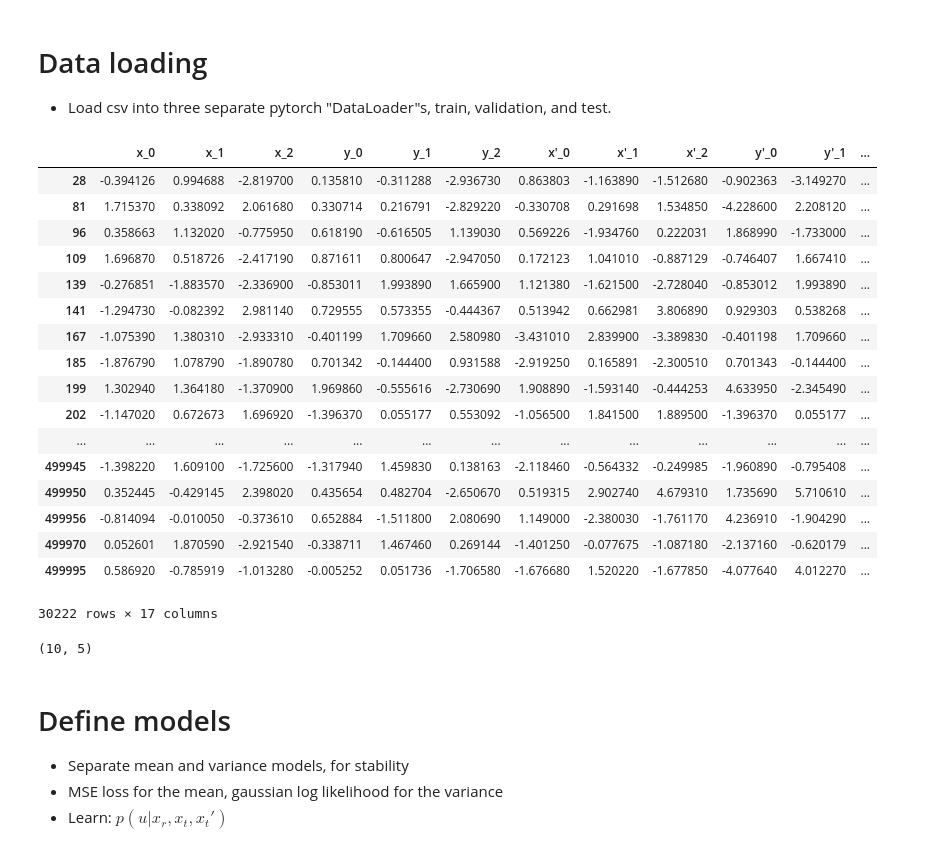
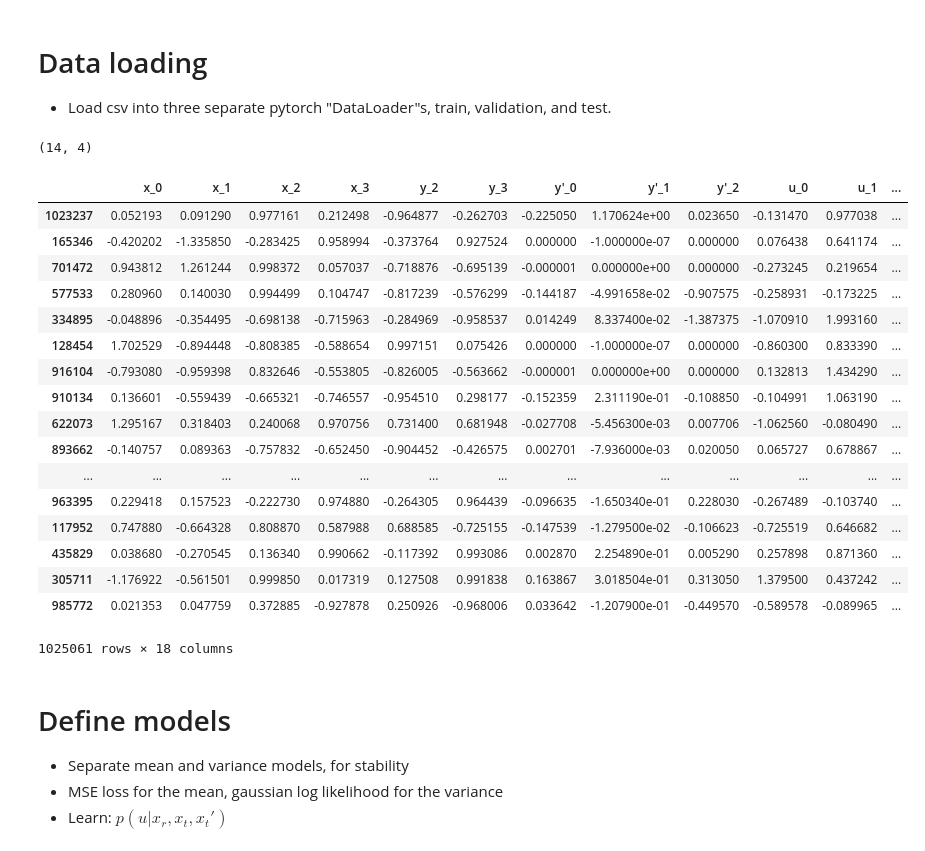
Before and after one commit to JoshuaHaustein/oracle_server, a Jupyter notebook: oracle_real.ipynb, the cells around one changed output. Drawn from its saved outputs; the diff is of its cells as text; code cells hidden in the pictures.

```diff
--- a/oracle_real.ipynb
+++ b/oracle_real.ipynb
@@ -19,11 +19,9 @@ from tensorboard import SummaryWriter
 # Data loading
 - Load csv into three separate pytorch "DataLoader"s, train, validation, and test.
 # %%
-dataset_ = pd.read_csv('./oracle_data.csv')
-
-# Pick out data only where object pose changed
-changed_inds = (dataset_['y_0'] != dataset_['y\'_0']) | (dataset_['y_1'] != dataset_['y\'_1']) | (dataset_['y_2'] != dataset_['y\'_2'])
-dataset_ = dataset_[changed_inds]
+dataset_ = pd.read_csv('./data/concatenated_moving.csv')
+np.random.seed(0)
+dataset_ = dataset_.sample(frac=1)
 dataset = dataset_.copy()
 
 # Ignore robot successor state
@@ -36,6 +34,10 @@ for i in range(2):
 # relative object change
 for i in range(3):
     dataset.loc[:, 'y\'_{}'.format(i)] -= dataset['y_{}'.format(i)].values
+
+# Constrain object angle change to be the closest possible one
+dataset['y\'_2'] = np.arctan2(np.sin(dataset['y\'_2']), np.cos(dataset['y\'_2']))
+
 # drop initial object x, y
 dataset = dataset[[c for c in dataset.columns if c not in ['y_0', 'y_1']]]
 
@@ -46,12 +48,10 @@ dataset['x_3'] = angles.apply('sin')
 angles = dataset['y_2'].copy()
 dataset['y_2'] = angles.apply('cos')
 dataset['y_3'] = angles.apply('sin')
-angles = dataset['y\'_2'].copy()
-dataset['y\'_2'] = angles.apply('cos')
-dataset['y\'_3'] = angles.apply('sin')
 
-dataset = dataset[['x_0', 'x_1', 'x_2', 'x_3', 'y_2', 'y_3', 'y\'_0', 'y\'_1', 'y\'_2', 'y\'_3',
-                   'u_0', 'u_1', 'u_2', 'u_3', 'u_4']]
+# sort in order
+dataset = dataset[['x_0', 'x_1', 'x_2', 'x_3', 'y_2', 'y_3', 'y\'_0', 'y\'_1', 'y\'_2',
+                   'u_0', 'u_1', 'u_2', 'u_3', 'm', 'I', 'µ', 'w', 'h']] # skip u_4 because always 0
 
 # Decide where to split in training/validation/test
 train_cut = int(len(dataset) * 0.9)
@@ -79,33 +79,28 @@ def get_dataloader(dataset, batch_size=32):
 dataloader_train = get_dataloader(dataset_train)
 dataloader_val = get_dataloader(dataset_val, batch_size=128)
 dataloader_test = get_dataloader(dataset_test, batch_size=128)
+X, Y = next(iter(dataloader_train))
+oracle_x_size, oracle_y_size = X.size(1), Y.size(1)
+# %% [output]
+(14, 4)
-# %%
-dataset_
-# %% [output]
-|  | x_0 | x_1 | x_2 | y_0 | y_1 | y_2 | x'_0 | x'_1 | x'_2 | y'_0 | y'_1 | ... |
-| 28 | -0.394126 | 0.994688 | -2.819700 | 0.135810 | -0.311288 | -2.936730 | 0.863803 | -1.163890 | -1.512680 | -0.902363 | -3.149270 | ... |
-| 81 | 1.715370 | 0.338092 | 2.061680 | 0.330714 | 0.216791 | -2.829220 | -0.330708 | 0.291698 | 1.534850 | -4.228600 | 2.208120 | ... |
-| 96 | 0.358663 | 1.132020 | -0.775950 | 0.618190 | -0.616505 | 1.139030 | 0.569226 | -1.934760 | 0.222031 | 1.868990 | -1.733000 | ... |
-| 109 | 1.696870 | 0.518726 | -2.417190 | 0.871611 | 0.800647 | -2.947050 | 0.172123 | 1.041010 | -0.887129 | -0.746407 | 1.667410 | ... |
-| 139 | -0.276851 | -1.883570 | -2.336900 | -0.853011 | 1.993890 | 1.665900 | 1.121380 | -1.621500 | -2.728040 | -0.853012 | 1.993890 | ... |
-| 141 | -1.294730 | -0.082392 | 2.981140 | 0.729555 | 0.573355 | -0.444367 | 0.513942 | 0.662981 | 3.806890 | 0.929303 | 0.538268 | ... |
-| 167 | -1.075390 | 1.380310 | -2.933310 | -0.401199 | 1.709660 | 2.580980 | -3.431010 | 2.839900 | -3.389830 | -0.401198 | 1.709660 | ... |
-| 185 | -1.876790 | 1.078790 | -1.890780 | 0.701342 | -0.144400 | 0.931588 | -2.919250 | 0.165891 | -2.300510 | 0.701343 | -0.144400 | ... |
-| 199 | 1.302940 | 1.364180 | -1.370900 | 1.969860 | -0.555616 | -2.730690 | 1.908890 | -1.593140 | -0.444253 | 4.633950 | -2.345490 | ... |
-| 202 | -1.147020 | 0.672673 | 1.696920 | -1.396370 | 0.055177 | 0.553092 | -1.056500 | 1.841500 | 1.889500 | -1.396370 | 0.055177 | ... |
-| ... | ... | ... | ... | ... | ... | ... | ... | ... | ... | ... | ... | ... |
-| 499945 | -1.398220 | 1.609100 | -1.725600 | -1.317940 | 1.459830 | 0.138163 | -2.118460 | -0.564332 | -0.249985 | -1.960890 | -0.795408 | ... |
-| 499950 | 0.352445 | -0.429145 | 2.398020 | 0.435654 | 0.482704 | -2.650670 | 0.519315 | 2.902740 | 4.679310 | 1.735690 | 5.710610 | ... |
-| 499956 | -0.814094 | -0.010050 | -0.373610 | 0.652884 | -1.511800 | 2.080690 | 1.149000 | -2.380030 | -1.761170 | 4.236910 | -1.904290 | ... |
-| 499970 | 0.052601 | 1.870590 | -2.921540 | -0.338711 | 1.467460 | 0.269144 | -1.401250 | -0.077675 | -1.087180 | -2.137160 | -0.620179 | ... |
-| 499995 | 0.586920 | -0.785919 | -1.013280 | -0.005252 | 0.051736 | -1.706580 | -1.676680 | 1.520220 | -1.677850 | -4.077640 | 4.012270 | ... |
-30222 rows × 17 columns
-# %%
-# redo same step to get input/output dimensions
-X = dataset[[name for name in dataset.columns if not name.startswith('u')]]
-Y = dataset[[name for name in dataset.columns if name.startswith('u')]]
-x_size = len(X.columns)
-y_size = len(Y.columns)
-x_size, y_size
-# %% [output]
-(10, 5)
+# %%
+dataset
+# %% [output]
+|  | x_0 | x_1 | x_2 | x_3 | y_2 | y_3 | y'_0 | y'_1 | y'_2 | u_0 | u_1 | ... |
+| 1023237 | 0.052193 | 0.091290 | 0.977161 | 0.212498 | -0.964877 | -0.262703 | -0.225050 | 1.170624e+00 | 0.023650 | -0.131470 | 0.977038 | ... |
+| 165346 | -0.420202 | -1.335850 | -0.283425 | 0.958994 | -0.373764 | 0.927524 | 0.000000 | -1.000000e-07 | 0.000000 | 0.076438 | 0.641174 | ... |
+| 701472 | 0.943812 | 1.261244 | 0.998372 | 0.057037 | -0.718876 | -0.695139 | -0.000001 | 0.000000e+00 | 0.000000 | -0.273245 | 0.219654 | ... |
+| 577533 | 0.280960 | 0.140030 | 0.994499 | 0.104747 | -0.817239 | -0.576299 | -0.144187 | -4.991658e-02 | -0.907575 | -0.258931 | -0.173225 | ... |
+| 334895 | -0.048896 | -0.354495 | -0.698138 | -0.715963 | -0.284969 | -0.958537 | 0.014249 | 8.337400e-02 | -1.387375 | -1.070910 | 1.993160 | ... |
+| 128454 | 1.702529 | -0.894448 | -0.808385 | -0.588654 | 0.997151 | 0.075426 | 0.000000 | -1.000000e-07 | 0.000000 | -0.860300 | 0.833390 | ... |
+| 916104 | -0.793080 | -0.959398 | 0.832646 | -0.553805 | -0.826005 | -0.563662 | -0.000001 | 0.000000e+00 | 0.000000 | 0.132813 | 1.434290 | ... |
+| 910134 | 0.136601 | -0.559439 | -0.665321 | -0.746557 | -0.954510 | 0.298177 | -0.152359 | 2.311190e-01 | -0.108850 | -0.104991 | 1.063190 | ... |
+| 622073 | 1.295167 | 0.318403 | 0.240068 | 0.970756 | 0.731400 | 0.681948 | -0.027708 | -5.456300e-03 | 0.007706 | -1.062560 | -0.080490 | ... |
+| 893662 | -0.140757 | 0.089363 | -0.757832 | -0.652450 | -0.904452 | -0.426575 | 0.002701 | -7.936000e-03 | 0.020050 | 0.065727 | 0.678867 | ... |
+| ... | ... | ... | ... | ... | ... | ... | ... | ... | ... | ... | ... | ... |
+| 963395 | 0.229418 | 0.157523 | -0.222730 | 0.974880 | -0.264305 | 0.964439 | -0.096635 | -1.650340e-01 | 0.228030 | -0.267489 | -0.103740 | ... |
+| 117952 | 0.747880 | -0.664328 | 0.808870 | 0.587988 | 0.688585 | -0.725155 | -0.147539 | -1.279500e-02 | -0.106623 | -0.725519 | 0.646682 | ... |
+| 435829 | 0.038680 | -0.270545 | 0.136340 | 0.990662 | -0.117392 | 0.993086 | 0.002870 | 2.254890e-01 | 0.005290 | 0.257898 | 0.871360 | ... |
+| 305711 | -1.176922 | -0.561501 | 0.999850 | 0.017319 | 0.127508 | 0.991838 | 0.163867 | 3.018504e-01 | 0.313050 | 1.379500 | 0.437242 | ... |
+| 985772 | 0.021353 | 0.047759 | 0.372885 | -0.927878 | 0.250926 | -0.968006 | 0.033642 | -1.207900e-01 | -0.449570 | -0.589578 | -0.089965 | ... |
+1025061 rows × 18 columns
```
Also changed, not shown: parts of 34 cells of this notebook, 10 other files.
